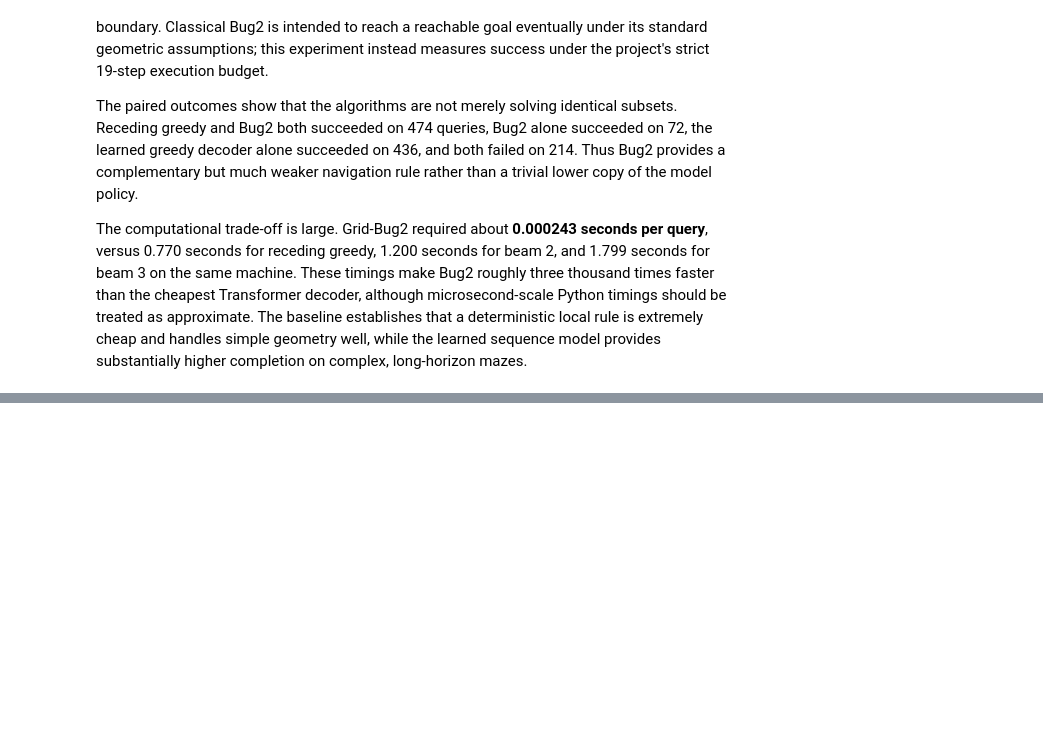
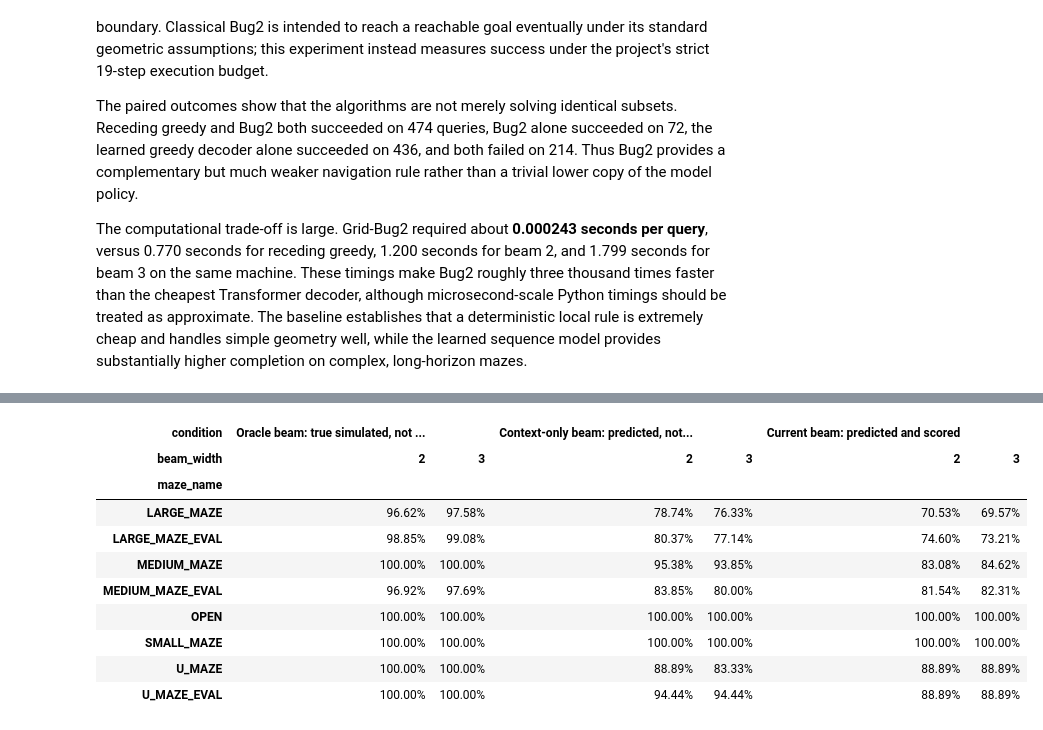
Before and after one commit to diankruger/4th-year-project, a Jupyter notebook: Full_dataset_pipeline.ipynb, the cells around one changed output, grey strips where cells are left out. Cells and saved outputs as stored; diff of their text form; code cells hidden in the pictures; blank space fills up the shorter version.

```diff
--- a/Full_dataset_pipeline.ipynb
+++ b/Full_dataset_pipeline.ipynb
@@ -2629,0 +2683,84 @@ The computational trade-off is large. Grid-Bug2 required about **0.000243 second
+# %%
+import numpy as np
+import pandas as pd
+from IPython.display import display
+from benchmark_partial_observation_beam_ablation import summarize
+
+new_ablation_results = pd.read_csv(ablation_dir / "results.csv")
+current_results_path = Path("experiment_runs/cv5_partial_obs_joint_receding_4act/fold_0/results.csv")
+current_ablation_results = pd.read_csv(current_results_path)
+current_ablation_results = current_ablation_results.loc[
+    current_ablation_results["strategy"].isin(["receding_beam_2", "receding_beam_3"])
+].copy()
+current_ablation_results["condition"] = "predicted_scored"
+current_ablation_results["beam_width"] = current_ablation_results["strategy"].str.extract(r"(\d+)$", expand=False).astype(int)
+current_ablation_results["observation_source"] = "predicted"
+current_ablation_results["observation_probability_in_score"] = True
+
+combined_ablation_results = pd.concat(
+    [current_ablation_results, new_ablation_results], ignore_index=True, sort=False
+)
+expected_queries = set(current_ablation_results.loc[
+    current_ablation_results["beam_width"].eq(2), "episode_id"
+].astype(int))
+assert len(expected_queries) == 1196
+for (condition, width), group in combined_ablation_results.groupby(["condition", "beam_width"]):
+    assert len(group) == 1196, (condition, width, len(group))
+    assert set(group["episode_id"].astype(int)) == expected_queries, (condition, width)
+
+combined_ablation_summary = summarize(combined_ablation_results, ["condition", "beam_width"])
+combined_ablation_per_maze = summarize(
+    combined_ablation_results, ["maze_name", "condition", "beam_width"]
+)
+condition_labels = {
+    "predicted_scored": "Current beam: predicted and scored",
+    "predicted_context_only": "Context-only beam: predicted, not scored",
+    "oracle_context_only": "Oracle beam: true simulated, not scored",
+}
+combined_ablation_summary["condition"] = combined_ablation_summary["condition"].map(condition_labels)
+combined_ablation_per_maze["condition"] = combined_ablation_per_maze["condition"].map(condition_labels)
+
+paired_rows = []
+for width in (2, 3):
+    baseline = combined_ablation_results.loc[
+        combined_ablation_results["condition"].eq("predicted_scored")
+        & combined_ablation_results["beam_width"].eq(width),
+        ["episode_id", "goal_reached"],
+    ]
+    for condition in ("predicted_context_only", "oracle_context_only"):
+        comparison = combined_ablation_results.loc[
+            combined_ablation_results["condition"].eq(condition)
+            & combined_ablation_results["beam_width"].eq(width),
+            ["episode_id", "goal_reached"],
+        ]
+        pair = baseline.merge(comparison, on="episode_id", suffixes=("_current", "_alternative"))
+        paired_rows.append({
+            "beam_width": width,
+            "comparison": condition_labels[condition],
+            "both_succeed": int((pair.goal_reached_current & pair.goal_reached_alternative).sum()),
+            "current_only": int((pair.goal_reached_current & ~pair.goal_reached_alternative).sum()),
+            "alternative_only": int((~pair.goal_reached_current & pair.goal_reached_alternative).sum()),
+            "both_fail": int((~pair.goal_reached_current & ~pair.goal_reached_alternative).sum()),
+        })
+paired_ablation_outcomes = pd.DataFrame(paired_rows)
+
+combined_ablation_results.to_csv(ablation_dir / "combined_results_with_current.csv", index=False)
+combined_ablation_summary.to_csv(ablation_dir / "combined_summary_with_current.csv", index=False)
+combined_ablation_per_maze.to_csv(ablation_dir / "combined_per_maze_with_current.csv", index=False)
+
+ablation_formats = {
+    "completion_rate": "{:.2%}",
+    "average_steps_to_goal": "{:.3f}",
+    "average_compute_seconds": "{:.5f}",
+    "average_seconds_per_step": "{:.5f}",
+    "invalid_real_action_rate": "{:.2%}",
+    "first_wall_mask_accuracy": "{:.2%}",
+    "first_visible_goal_accuracy": "{:.2%}",
+    "complete_next_observation_accuracy": "{:.2%}",
+}
+display(combined_ablation_summary.style.format(ablation_formats))
+display(combined_ablation_per_maze.pivot(
+    index="maze_name", columns=["condition", "beam_width"], values="completion_rate"
+).style.format("{:.2%}"))
+display(paired_ablation_outcomes)
+# %% [output]
@@ -2629,0 +2774,11 @@ The computational trade-off is large. Grid-Bug2 required about **0.000243 second
+| condition | Oracle beam: true simulated, not ... |  | Context-only beam: predicted, not... |  | Current beam: predicted and scored |  |
+| beam_width | 2 | 3 | 2 | 3 | 2 | 3 |
+| maze_name |  |  |  |  |  |  |
+| LARGE_MAZE | 96.62% | 97.58% | 78.74% | 76.33% | 70.53% | 69.57% |
+| LARGE_MAZE_EVAL | 98.85% | 99.08% | 80.37% | 77.14% | 74.60% | 73.21% |
+| MEDIUM_MAZE | 100.00% | 100.00% | 95.38% | 93.85% | 83.08% | 84.62% |
+| MEDIUM_MAZE_EVAL | 96.92% | 97.69% | 83.85% | 80.00% | 81.54% | 82.31% |
+| OPEN | 100.00% | 100.00% | 100.00% | 100.00% | 100.00% | 100.00% |
+| SMALL_MAZE | 100.00% | 100.00% | 100.00% | 100.00% | 100.00% | 100.00% |
+| U_MAZE | 100.00% | 100.00% | 88.89% | 83.33% | 88.89% | 88.89% |
+| U_MAZE_EVAL | 100.00% | 100.00% | 94.44% | 94.44% | 88.89% | 88.89% |
```
Also changed, not shown: parts of 7 cells of this notebook, 10 other files.
